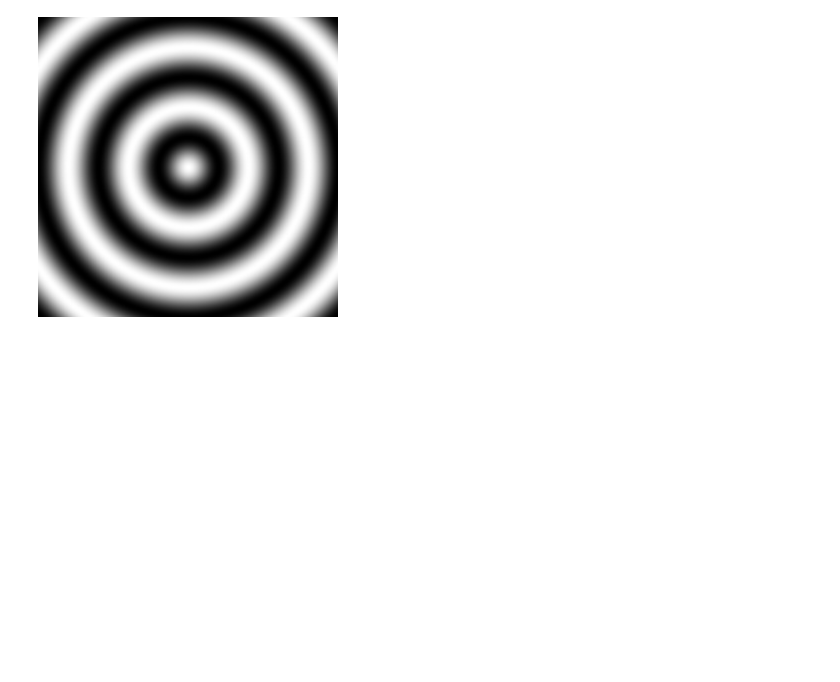
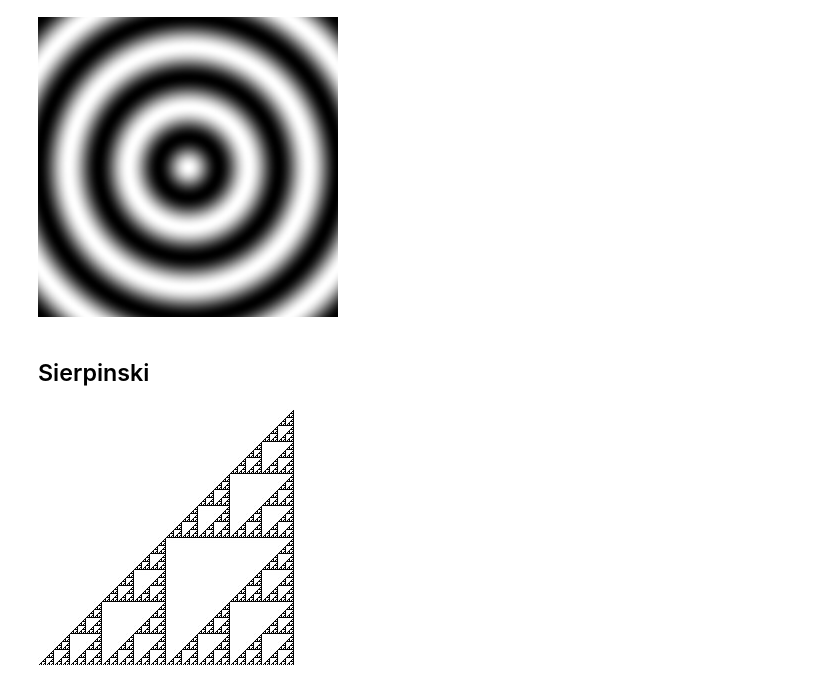
Before and after one commit to hansroland/FunctionalImages, a Jupyter notebook: notebooks/FunctionalImages.ipynb, the cells around one changed output. Cells and saved outputs as stored; diff of their text form; code cells hidden in the pictures; blank space fills up the shorter version.

Commit message:
Added: sierpinski triangle

```diff
--- a/notebooks/FunctionalImages.ipynb
+++ b/notebooks/FunctionalImages.ipynb
@@ -75,3 +75,16 @@ writePng "images/wavDist.png" myImage
 myImage
 # %% [output]
 [figure]
+# %% [markdown]
+## Sierpinski
+# %%
+import Codec.Picture
+import FunctionalImages
+
+
+myImage :: Image PixelRGB8
+myImage = generateBWImageI2 sierpinski (-0,-0) (256, 256)
+
+myImage
+# %% [output]
+[figure, added]
```
Also changed, not shown: 3 other files.
